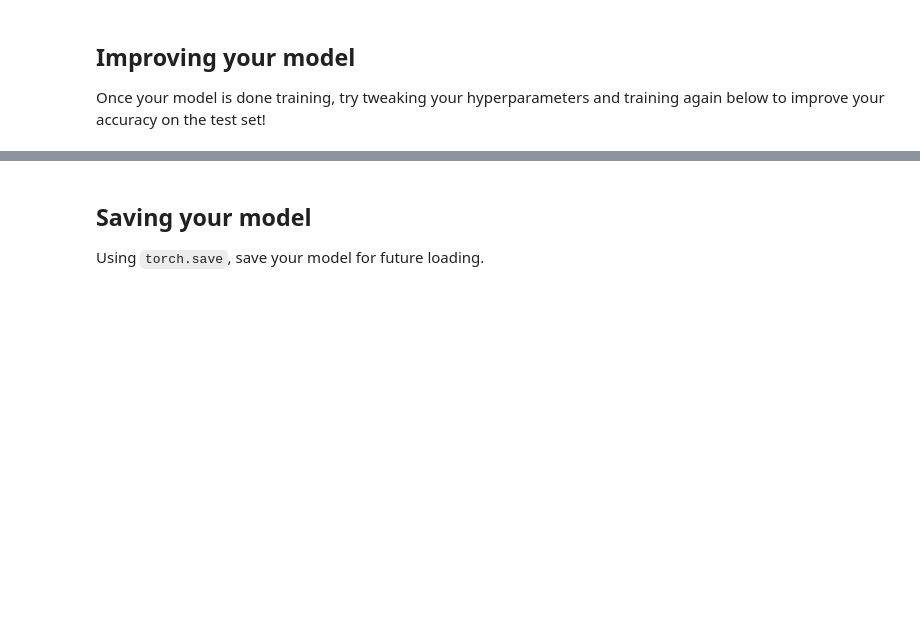
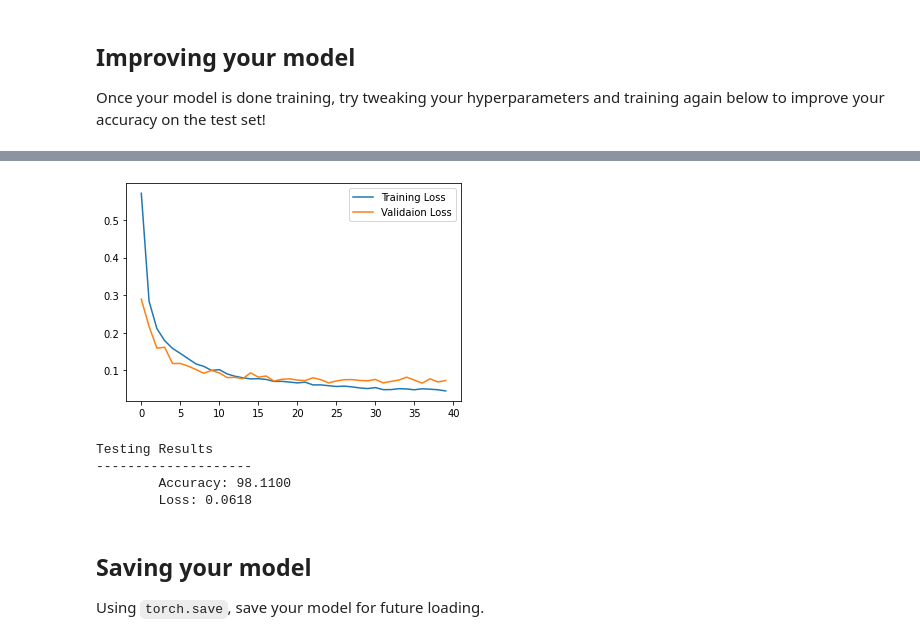
Before and after one commit to proshantokumar21/MNIST-handwritten-digit-classifier, a Jupyter notebook: MNIST_Handwritten_Digits-STARTER.ipynb, the cells around one changed output, grey strips where cells are left out. Cells and saved outputs as stored; diff of their text form; code cells hidden in the pictures; blank space fills up the shorter version.

```diff
--- a/MNIST_Handwritten_Digits-STARTER.ipynb
+++ b/MNIST_Handwritten_Digits-STARTER.ipynb
@@ -445,3 +628,16 @@ Once your model is done training, try tweaking your hyperparameters and training
+# %%
+#Visualizing the loss history
+visualize(train_loss_history, val_loss_history)
+# %% [output]
+[figure, added]
+# %%
+#Test the model
+testing(model)
+# %% [output]
+Testing Results
+--------------------
+        Accuracy: 98.1100
+        Loss: 0.0618
 # %% [markdown]
 ## Saving your model
 Using `torch.save`, save your model for future loading.
```
Also changed, not shown: parts of 10 cells of this notebook.
